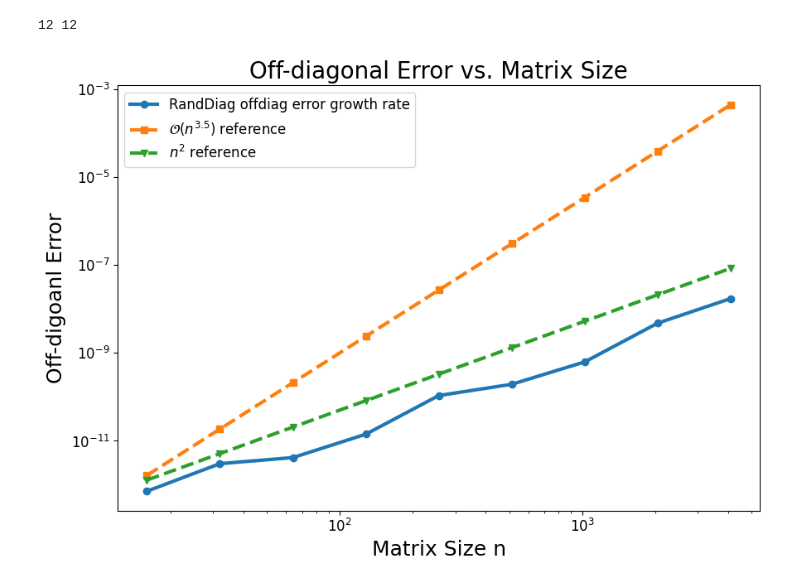
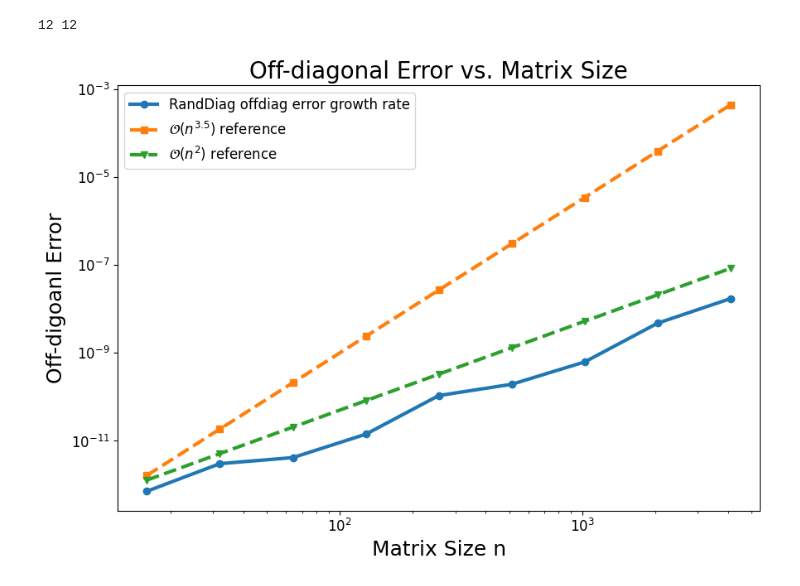
Before and after one commit to haoze12345/Diagonalizing-Normal-Matrices, a Jupyter notebook: plot_growth_rate.ipynb, the cells around one changed output. Saved outputs shown, nothing was run; the diff lists cells and outputs as text; code cells hidden in the pictures.

```diff
--- a/plot_growth_rate.ipynb
+++ b/plot_growth_rate.ipynb
@@ -16,24 +16,24 @@ def compute_error(n, repeats):
 # %%
 sizes = range(1,13)
 sizes = [ 2**x for x in sizes]
 errors = np.load('error_vs_size.npy')
 errors[2] = compute_error(8,100)
 print(len(sizes), len(errors))
 sizes = sizes[3:]
 errors = errors[3:]
 plt.figure(figsize=(10,6.66666666))
 plt.loglog(sizes,errors, '-o',linewidth=3.0,label = 'RandDiag offdiag error growth rate')
 error_reference = np.array(sizes) ** (3.5) / 1e16
 plt.loglog(sizes,error_reference, '--s',linewidth=3.0, label= r'$\mathcal{O}(n^{3.5})$ reference')
 error_reference = np.array(sizes) ** (2) / 2e14
-plt.loglog(sizes,error_reference, '--v',linewidth=3.0, label= r'$\mathcal{O}(n^{3.5})$ reference')
+plt.loglog(sizes,error_reference, '--v',linewidth=3.0, label= r'$\mathcal{O}(n^{2})$ reference')
 plt.legend(fontsize=12)
 plt.xticks(fontsize=12)
 plt.yticks(fontsize=12)
 plt.xlabel('Matrix Size n', fontsize=18)
 plt.ylabel('Off-digoanl Error', fontsize=18)
 plt.title('Off-diagonal Error vs. Matrix Size', fontsize=20)
 plt.savefig('Error_growth_rate.pdf')
 # %% [output]
 12 12
-[figure, old version]
+[figure, new version]
```
Also changed, not shown: 1 other file.
